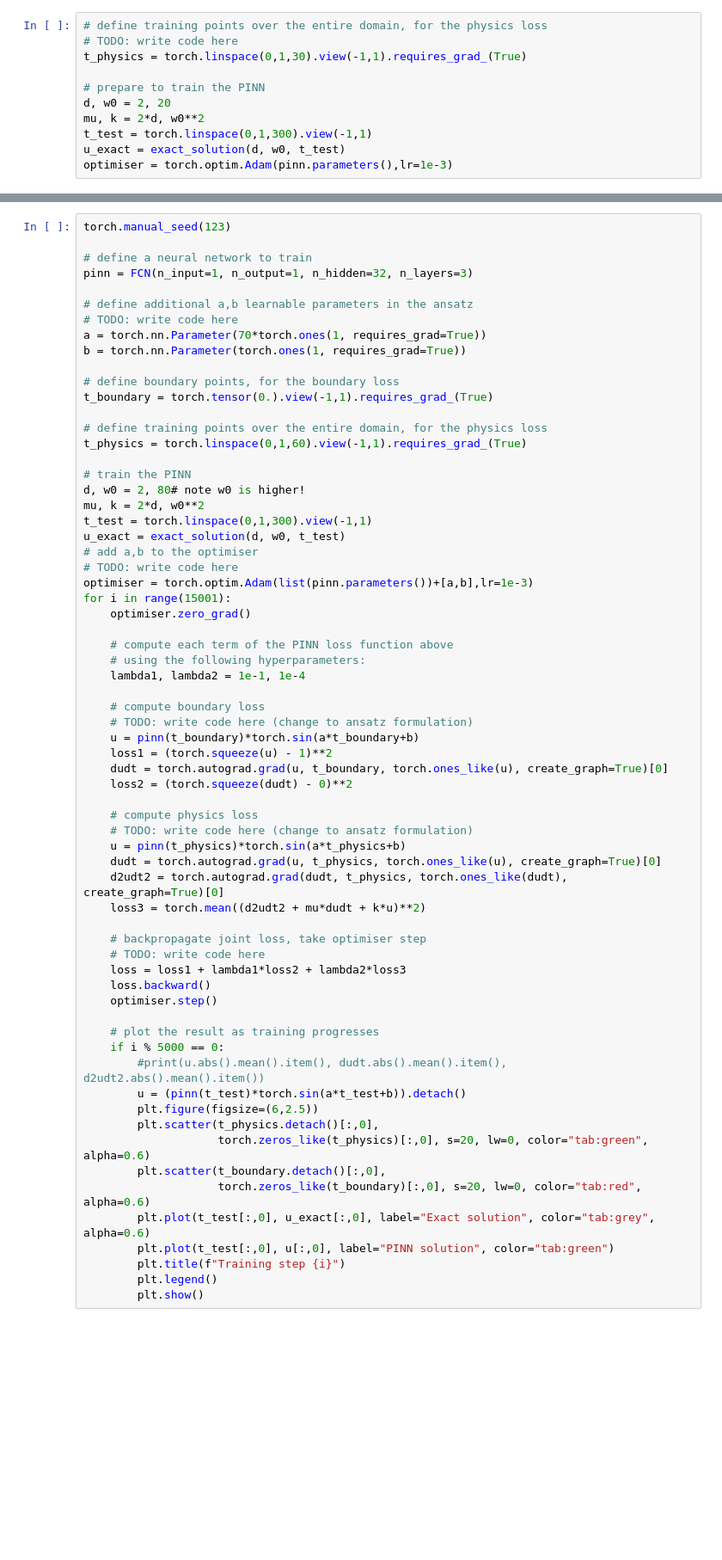
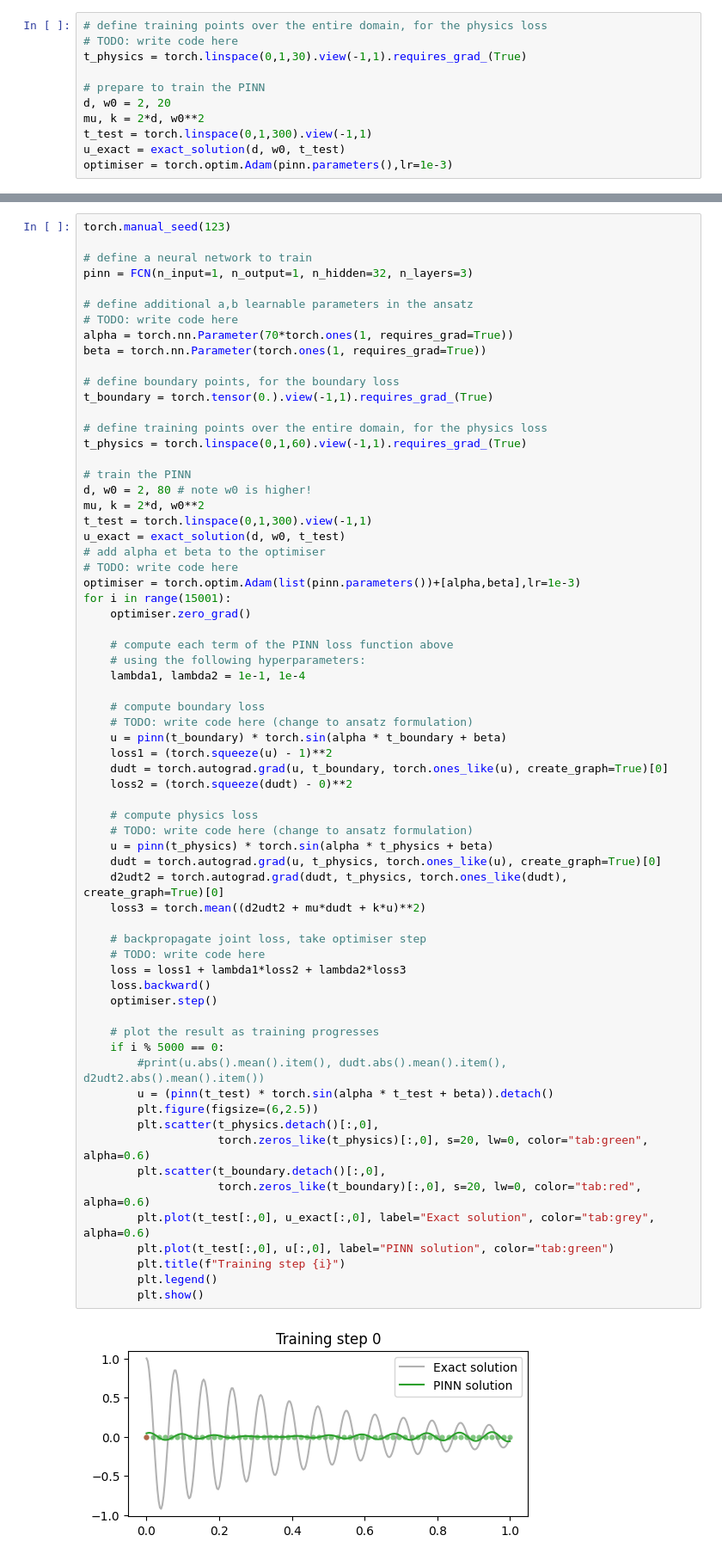
Before and after one commit to davidcassagne/cours-iaphys, a Jupyter notebook: PINN_DC_intro_workshop.ipynb, the cells around one changed output, grey strips where cells are left out. Shown at 86% size. Drawn from its saved outputs; the diff is of its cells as text; blank space fills up the shorter version.

```diff
--- a/PINN_DC_intro_workshop.ipynb
+++ b/PINN_DC_intro_workshop.ipynb
@@ -556,8 +570,8 @@ pinn = FCN(n_input=1, n_output=1, n_hidden=32, n_layers=3)
 
 # define additional a,b learnable parameters in the ansatz
 # TODO: write code here
-a = torch.nn.Parameter(70*torch.ones(1, requires_grad=True))
-b = torch.nn.Parameter(torch.ones(1, requires_grad=True))
+alpha = torch.nn.Parameter(70*torch.ones(1, requires_grad=True))
+beta = torch.nn.Parameter(torch.ones(1, requires_grad=True))
 
 # define boundary points, for the boundary loss
 t_boundary = torch.tensor(0.).view(-1,1).requires_grad_(True)
@@ -566,13 +580,13 @@ t_boundary = torch.tensor(0.).view(-1,1).requires_grad_(True)
 t_physics = torch.linspace(0,1,60).view(-1,1).requires_grad_(True)
 
 # train the PINN
-d, w0 = 2, 80# note w0 is higher!
+d, w0 = 2, 80 # note w0 is higher!
 mu, k = 2*d, w0**2
 t_test = torch.linspace(0,1,300).view(-1,1)
 u_exact = exact_solution(d, w0, t_test)
-# add a,b to the optimiser
+# add alpha et beta to the optimiser
 # TODO: write code here
-optimiser = torch.optim.Adam(list(pinn.parameters())+[a,b],lr=1e-3)
+optimiser = torch.optim.Adam(list(pinn.parameters())+[alpha,beta],lr=1e-3)
 for i in range(15001):
     optimiser.zero_grad()
 
@@ -582,35 +596,37 @@ for i in range(15001):
 
     # compute boundary loss
     # TODO: write code here (change to ansatz formulation)
-    u = pinn(t_boundary)*torch.sin(a*t_boundary+b)
+    u = pinn(t_boundary) * torch.sin(alpha * t_boundary + beta)
     loss1 = (torch.squeeze(u) - 1)**2
     dudt = torch.autograd.grad(u, t_boundary, torch.ones_like(u), create_graph=True)[0]
     loss2 = (torch.squeeze(dudt) - 0)**2
 
     # compute physics loss
     # TODO: write code here (change to ansatz formulation)
-    u = pinn(t_physics)*torch.sin(a*t_physics+b)
+    u = pinn(t_physics) * torch.sin(alpha * t_physics + beta)
     dudt = torch.autograd.grad(u, t_physics, torch.ones_like(u), create_graph=True)[0]
     d2udt2 = torch.autograd.grad(dudt, t_physics, torch.ones_like(dudt), create_graph=True)[0]
     loss3 = torch.mean((d2udt2 + mu*dudt + k*u)**2)
 
     # backpropagate joint loss, take optimiser step
     # TODO: write code here
     loss = loss1 + lambda1*loss2 + lambda2*loss3
     loss.backward()
     optimiser.step()
 
     # plot the result as training progresses
     if i % 5000 == 0:
         #print(u.abs().mean().item(), dudt.abs().mean().item(), d2udt2.abs().mean().item())
-        u = (pinn(t_test)*torch.sin(a*t_test+b)).detach()
+        u = (pinn(t_test) * torch.sin(alpha * t_test + beta)).detach()
         plt.figure(figsize=(6,2.5))
         plt.scatter(t_physics.detach()[:,0],
                     torch.zeros_like(t_physics)[:,0], s=20, lw=0, color="tab:green", alpha=0.6)
         plt.scatter(t_boundary.detach()[:,0],
                     torch.zeros_like(t_boundary)[:,0], s=20, lw=0, color="tab:red", alpha=0.6)
         plt.plot(t_test[:,0], u_exact[:,0], label="Exact solution", color="tab:grey", alpha=0.6)
         plt.plot(t_test[:,0], u[:,0], label="PINN solution", color="tab:green")
         plt.title(f"Training step {i}")
         plt.legend()
         plt.show()
+# %% [output]
+[figure, added]
```
Also changed, not shown: parts of 4 cells of this notebook.
